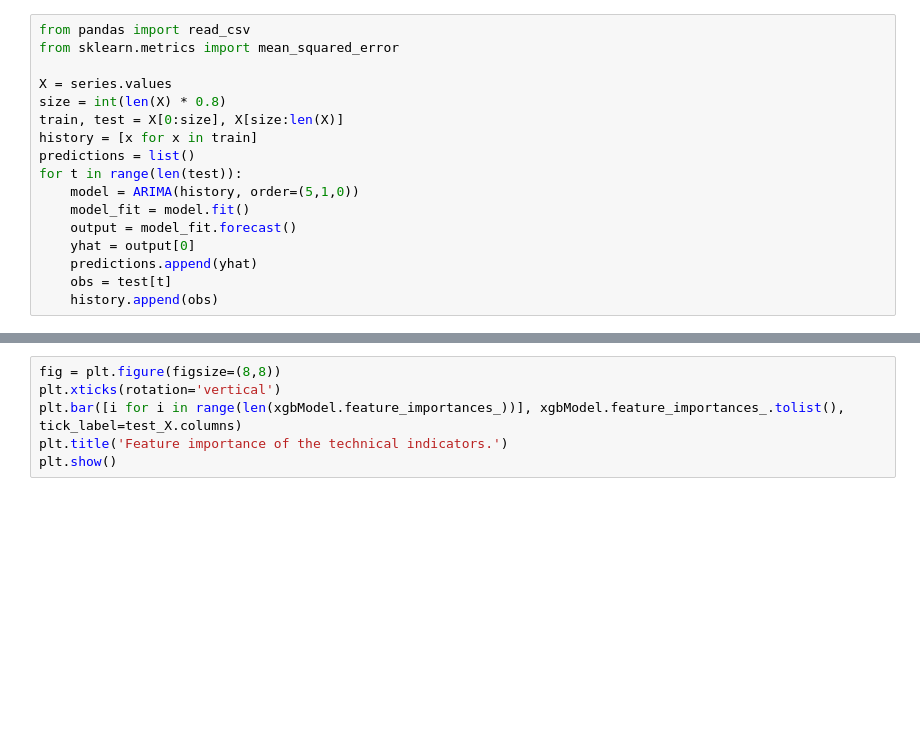
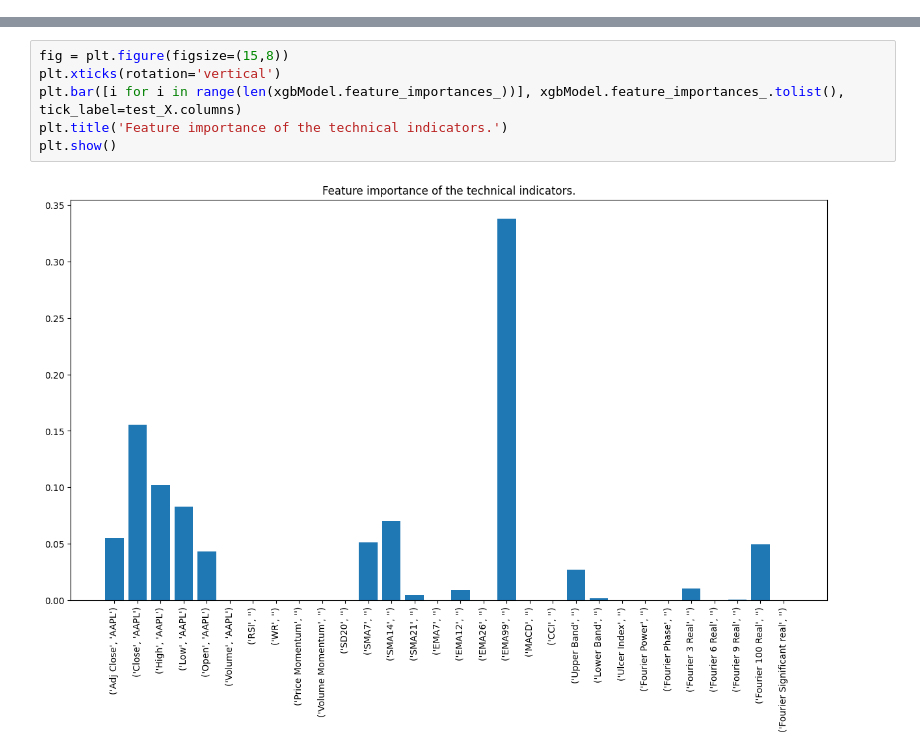
Before and after one commit to adefiqri12/GAN-LSTM-stock-price-prediction, a Jupyter notebook: 1. feature_engineering.ipynb, the cells around one changed output, grey strips where cells are left out. Saved outputs shown, nothing was run; the diff lists cells and outputs as text; blank space fills up the shorter version.

```diff
--- a/1. feature_engineering.ipynb
+++ b/1. feature_engineering.ipynb
@@ -455,17 +568,0 @@ time: 168 ms (started: 2024-11-22 15:01:41 +00:00)
-# %%
-from pandas import read_csv
-from sklearn.metrics import mean_squared_error
-
-X = series.values
-size = int(len(X) * 0.8)
-train, test = X[0:size], X[size:len(X)]
-history = [x for x in train]
-predictions = list()
-for t in range(len(test)):
-    model = ARIMA(history, order=(5,1,0))
-    model_fit = model.fit()
-    output = model_fit.forecast()
-    yhat = output[0]
-    predictions.append(yhat)
-    obs = test[t]
-    history.append(obs)
@@ -526,6 +608,8 @@ plt.show()
 # %%
-fig = plt.figure(figsize=(8,8))
+fig = plt.figure(figsize=(15,8))
 plt.xticks(rotation='vertical')
 plt.bar([i for i in range(len(xgbModel.feature_importances_))], xgbModel.feature_importances_.tolist(), tick_label=test_X.columns)
 plt.title('Feature importance of the technical indicators.')
 plt.show()
+# %% [output]
+[figure, added]
```
Also changed, not shown: parts of 25 cells of this notebook, 1 other file.
